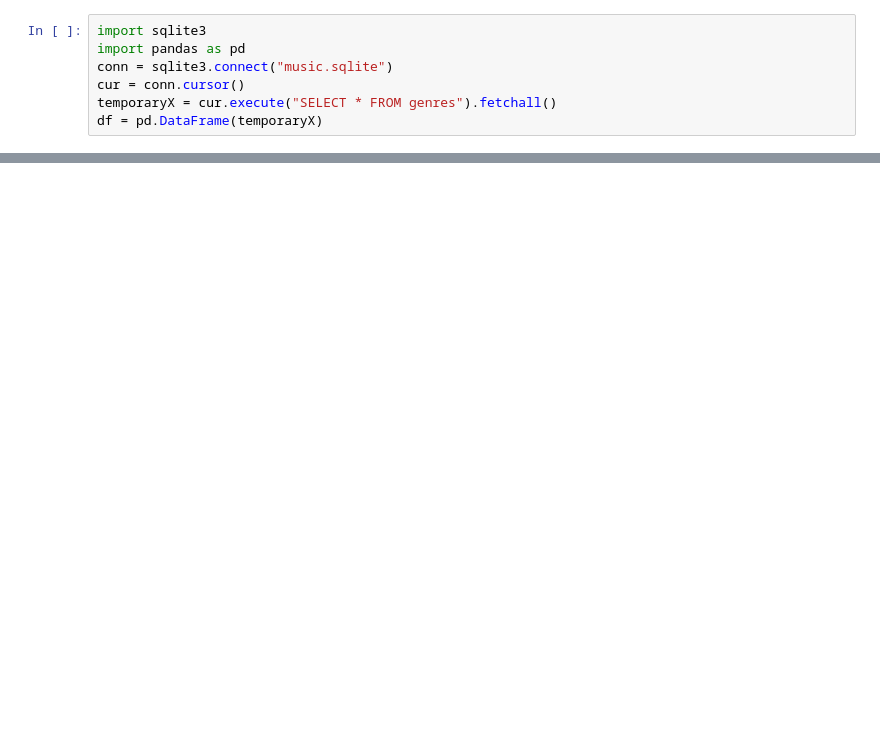
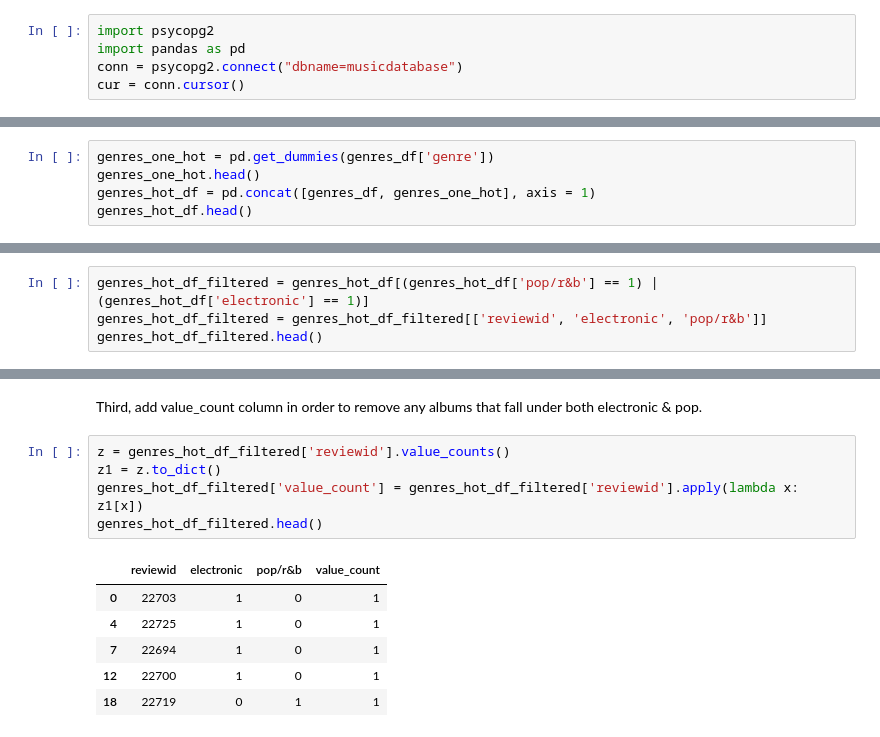
Before and after one commit to jnawjux/pitchfork_review_testing, a Jupyter notebook: Music_Index.ipynb, the cells around one changed output, grey strips where cells are left out. Drawn from its saved outputs; the diff is of its cells as text; blank space fills up the shorter version.

Commit message:
combined genre and review tables for pop & electronic

```diff
--- a/Music_Index.ipynb
+++ b/Music_Index.ipynb
@@ -1,7 +3,5 @@
 # %%
-import sqlite3
+import psycopg2
 import pandas as pd
-conn = sqlite3.connect("music.sqlite")
+conn = psycopg2.connect("dbname=musicdatabase")
 cur = conn.cursor()
-temporaryX = cur.execute("SELECT * FROM genres").fetchall()
-df = pd.DataFrame(temporaryX)
@@ -16,0 +161,5 @@ df.head()
+# %%
+genres_one_hot = pd.get_dummies(genres_df['genre'])
+genres_one_hot.head()
+genres_hot_df = pd.concat([genres_df, genres_one_hot], axis = 1)
+genres_hot_df.head()
@@ -16,0 +175,4 @@ df.head()
+# %%
+genres_hot_df_filtered = genres_hot_df[(genres_hot_df['pop/r&b'] == 1) | (genres_hot_df['electronic'] == 1)]
+genres_hot_df_filtered = genres_hot_df_filtered[['reviewid', 'electronic', 'pop/r&b']]
+genres_hot_df_filtered.head()
@@ -16,0 +186,14 @@ df.head()
+# %% [markdown]
+Third, add value_count column in order to remove any albums that fall under both electronic & pop.
+# %%
+z = genres_hot_df_filtered['reviewid'].value_counts()
+z1 = z.to_dict()
+genres_hot_df_filtered['value_count'] = genres_hot_df_filtered['reviewid'].apply(lambda x: z1[x])
+genres_hot_df_filtered.head()
+# %% [output]
+|  | reviewid | electronic | pop/r&b | value_count |
+| 0 | 22703 | 1 | 0 | 1 |
+| 4 | 22725 | 1 | 0 | 1 |
+| 7 | 22694 | 1 | 0 | 1 |
+| 12 | 22700 | 1 | 0 | 1 |
+| 18 | 22719 | 0 | 1 | 1 |
```
Also changed, not shown: parts of 26 cells of this notebook.
